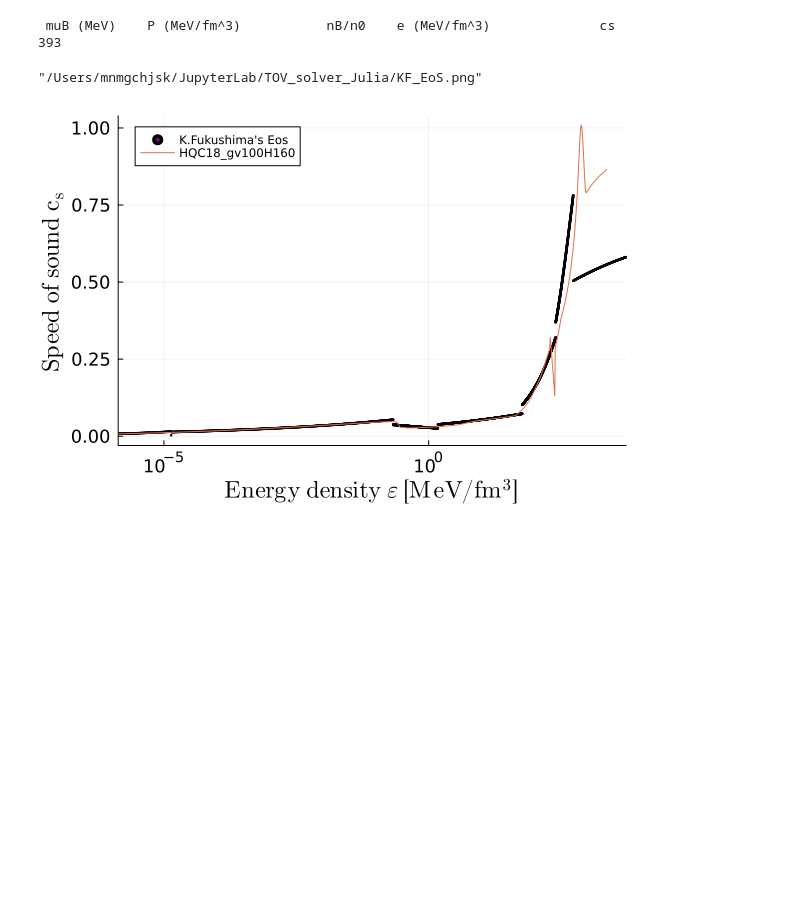
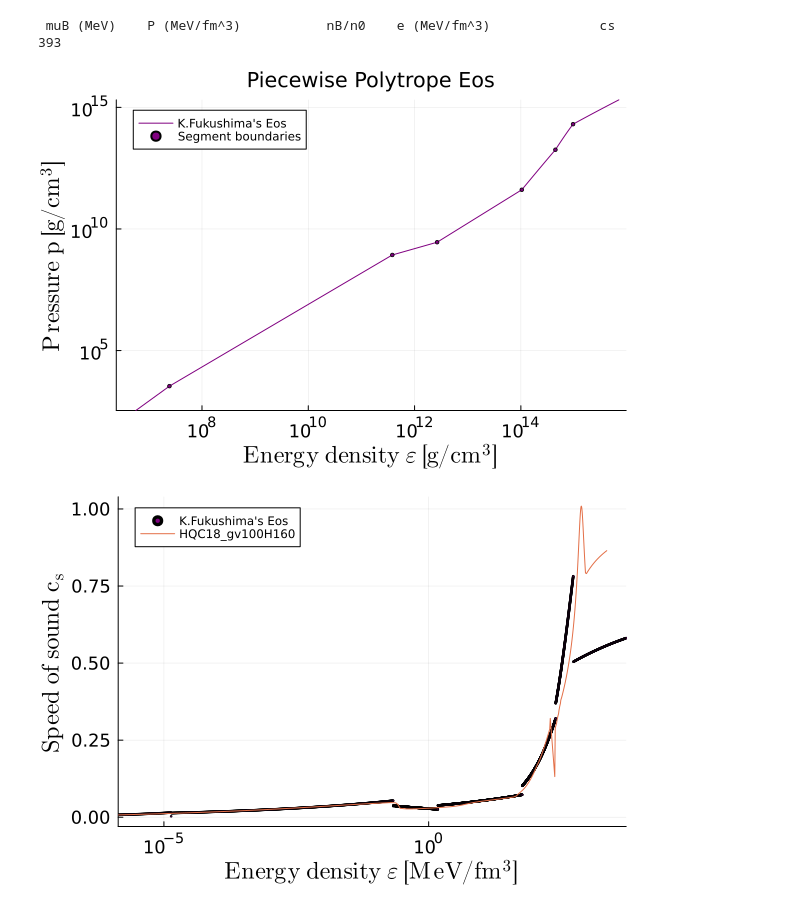
Before and after one commit to jskMNMGCH/TOVsolver_Julia, a Jupyter notebook: KFkushimaEoS.ipynb, the cells around one changed output. Cells and saved outputs as stored; diff of their text form; code cells hidden in the pictures; blank space fills up the shorter version.

```diff
--- a/KFkushimaEoS.ipynb
+++ b/KFkushimaEoS.ipynb
@@ -93,29 +93,29 @@ println(length(mono_e3))
  muB (MeV)    P (MeV/fm^3)           nB/n0    e (MeV/fm^3)              cs
 393
 # %%
-eps_bounds = PiecePoly.eps_rho_def.(rho_lim_all, K_all, Gamma_all, a_all).*gcm3_to_MeVfm3
-p_bounds = PiecePoly.p_rho_def.(rho_lim_all, K_all, Gamma_all).*gcm3_to_MeVfm3
-plot(ε.*gcm3_to_MeVfm3, p.*gcm3_to_MeVfm3;
+eps_bounds = PiecePoly.eps_rho_def.(rho_lim_all, K_all, Gamma_all, a_all)
+p_bounds = PiecePoly.p_rho_def.(rho_lim_all, K_all, Gamma_all)
+plot(ε, p;
     label="K.Fukushima's Eos",
-    xlabel=L"\mathrm{Energy\ density\ \varepsilon\ [MeV/fm^3]}",xlabelfontsize=16,
-    ylabel=L"\mathrm{Pressure\ p\ [MeV/fm^3]}", ylabelfontsize=16,
+    xlabel=L"\mathrm{Energy\ density\ \varepsilon\ [g/cm^3]}",xlabelfontsize=16,
+    ylabel=L"\mathrm{Pressure\ p\ [g/cm^3]}", ylabelfontsize=16,
     title="Piecewise Polytrope Eos",
     legend=:topleft,
     xscale=:log10,  # x軸を対数スケールに変更
     yscale=:log10,  # y軸を対数スケールに変更)
     xtickfontsize=12,
     ytickfontsize=12,
     color=:purple,
     xlims=(eps_bounds[1]*0.1, eps_bounds[end-1]*10), ylims=(p_bounds[1]*0.1, p_bounds[end-1]*10),
 )
 scatter!(eps_bounds, p_bounds;
     label="Segment boundaries",
     color=:purple,
     markersize=2
 )
 # savefig("KF_EoS.png")
 # %% [output]
-"/Users/mnmgchjsk/JupyterLab/TOV_solver_Julia/KF_EoS.png"
+[figure, added]
 # %%
 eps_bounds = PiecePoly.eps_rho_def.(rho_lim_all, K_all, Gamma_all, a_all).*gcm3_to_MeVfm3
 p_bounds = PiecePoly.p_rho_def.(rho_lim_all, K_all, Gamma_all).*gcm3_to_MeVfm3
```
Also changed, not shown: 5 other files.
